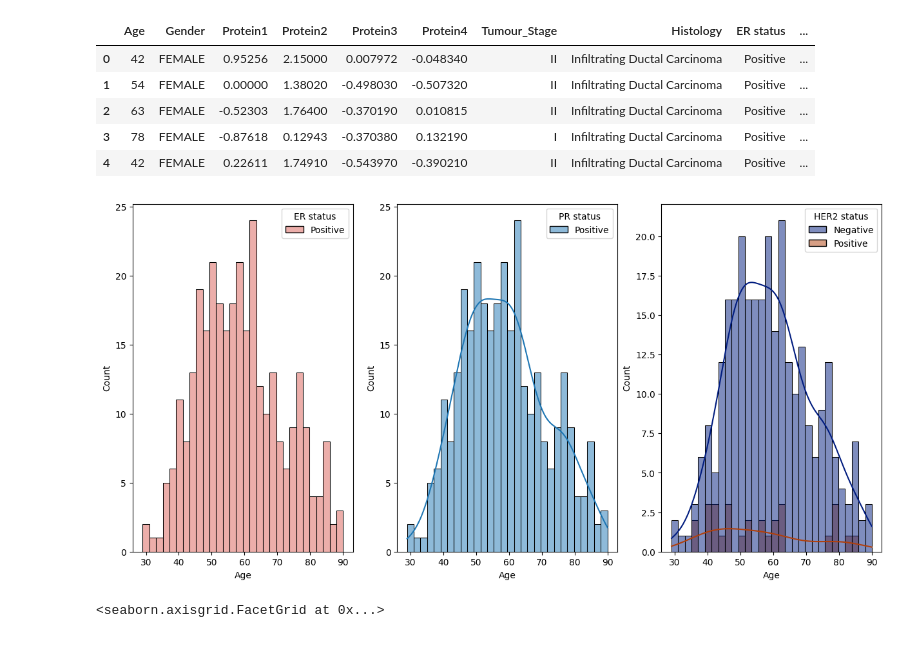
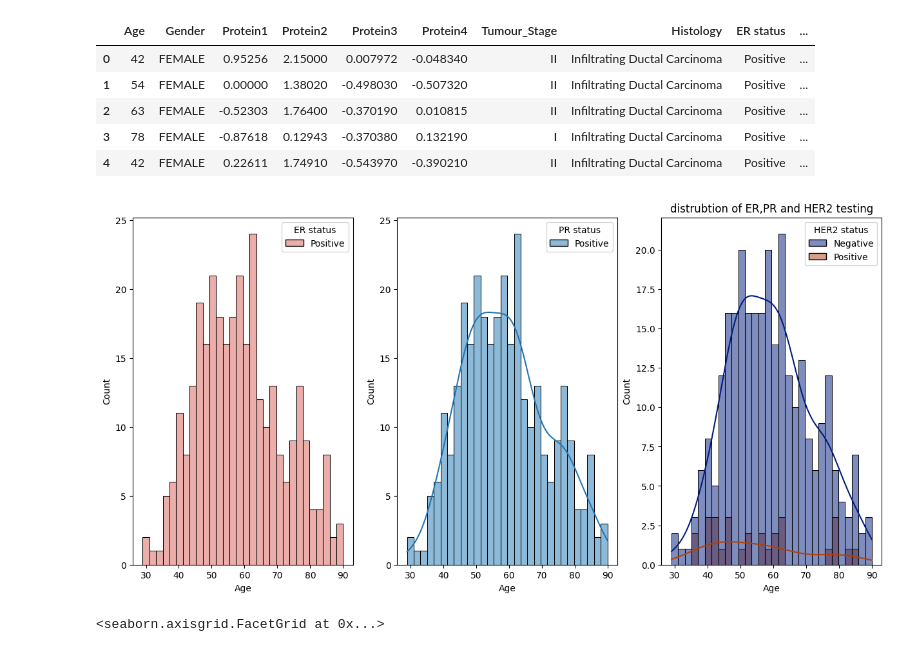
Before and after one commit to AkramMaouche/Breast-Cancer-Survival-Prediction, a Jupyter notebook: src/Notebook/Eda.ipynb, the cells around one changed output. Drawn from its saved outputs; the diff is of its cells as text; code cells hidden in the pictures.

```diff
--- a/src/Notebook/Eda.ipynb
+++ b/src/Notebook/Eda.ipynb
@@ -244,15 +246,16 @@ df.head()
 # %%
 fig,axe = plt.subplots(ncols=3,nrows=1,figsize =(15,7))
 
 sns.histplot(data=df,x = 'Age',bins=30,hue='ER status',ax=axe[0])
 
 
 sns.histplot(data=df,x = 'Age',bins=30,kde=True,hue='PR status',ax=axe[1],palette='tab10')
 
 sns.histplot(data=df,x = 'Age',bins=30,kde=True,hue='HER2 status',ax=axe[2],palette='dark')
+plt.title('distrubtion of ER,PR and HER2 testing')
 plt.show()
 # %% [output]
-[figure, old version]
+[figure, new version]
 # %%
 sns.catplot(data=df,x = 'Patient_Status',y = 'Age',kind = 'swarm', hue='Gender')
 # %% [output]
```
Also changed, not shown: parts of 15 cells of this notebook, 3 other files.
